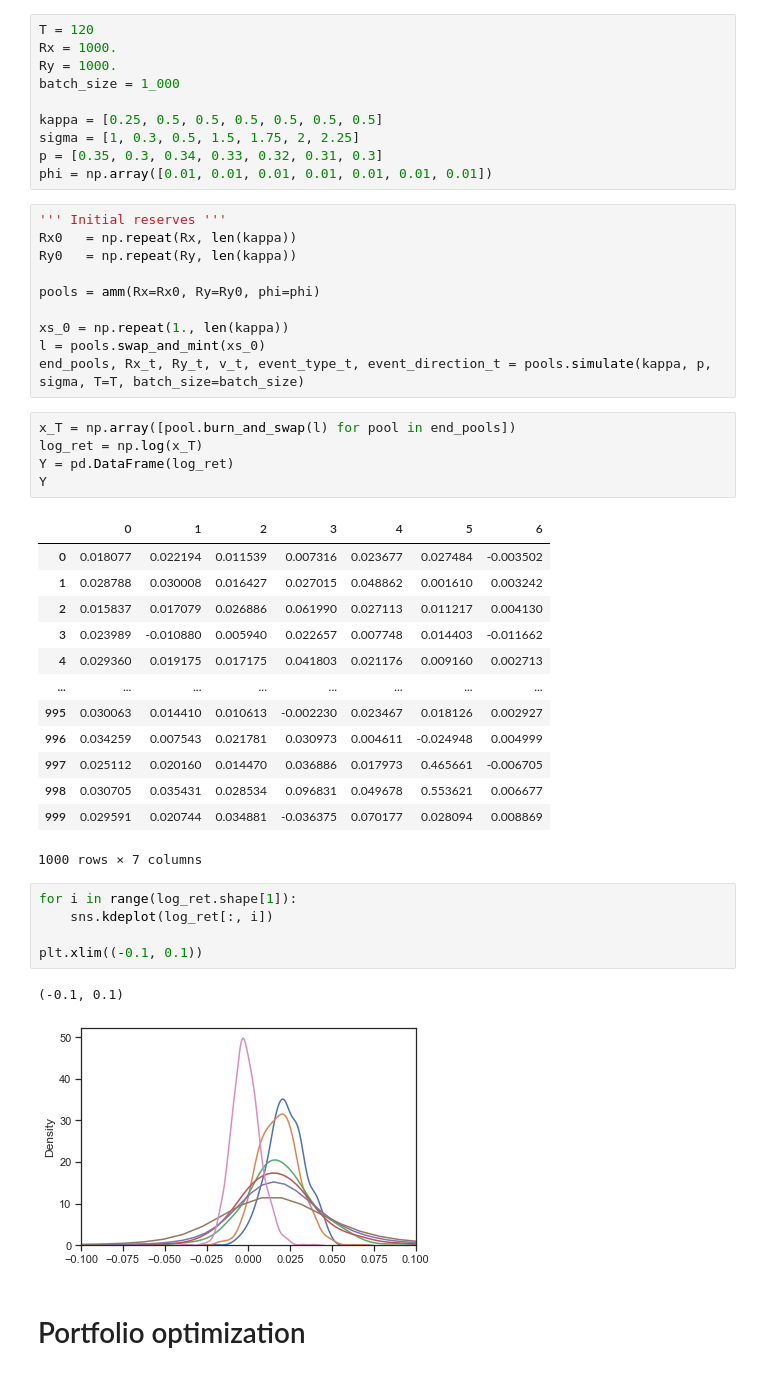
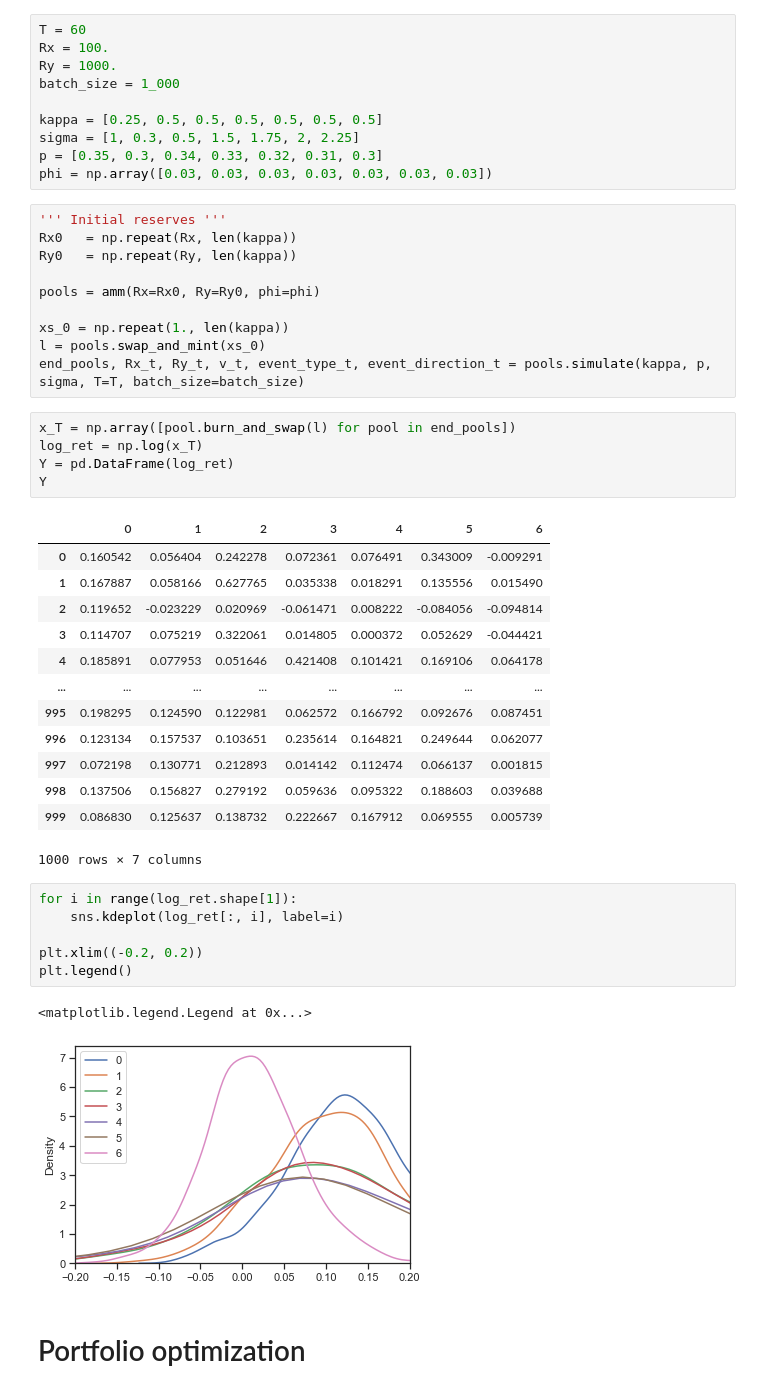
Before and after one commit to starovoitovs/defi, a Jupyter notebook: generator_cvar.ipynb, the cells around one changed output. Saved outputs shown, nothing was run; the diff lists cells and outputs as text.

```diff
--- a/generator_cvar.ipynb
+++ b/generator_cvar.ipynb
@@ -13,15 +13,15 @@ import statsmodels.api as sm
 import matplotlib.ticker as mtick
 import pickle
 # %%
-T = 120
-Rx = 1000.
+T = 60
+Rx = 100.
 Ry = 1000.
 batch_size = 1_000
 
 kappa = [0.25, 0.5, 0.5, 0.5, 0.5, 0.5, 0.5]
 sigma = [1, 0.3, 0.5, 1.5, 1.75, 2, 2.25]
 p = [0.35, 0.3, 0.34, 0.33, 0.32, 0.31, 0.3]
-phi = np.array([0.01, 0.01, 0.01, 0.01, 0.01, 0.01, 0.01])
+phi = np.array([0.03, 0.03, 0.03, 0.03, 0.03, 0.03, 0.03])
 # %%
 ''' Initial reserves '''
 Rx0   = np.repeat(Rx, len(kappa))
@@ -39,26 +39,27 @@ Y = pd.DataFrame(log_ret)
 Y
 # %% [output]
 |  | 0 | 1 | 2 | 3 | 4 | 5 | 6 |
-| 0 | 0.018077 | 0.022194 | 0.011539 | 0.007316 | 0.023677 | 0.027484 | -0.003502 |
-| 1 | 0.028788 | 0.030008 | 0.016427 | 0.027015 | 0.048862 | 0.001610 | 0.003242 |
-| 2 | 0.015837 | 0.017079 | 0.026886 | 0.061990 | 0.027113 | 0.011217 | 0.004130 |
-| 3 | 0.023989 | -0.010880 | 0.005940 | 0.022657 | 0.007748 | 0.014403 | -0.011662 |
-| 4 | 0.029360 | 0.019175 | 0.017175 | 0.041803 | 0.021176 | 0.009160 | 0.002713 |
+| 0 | 0.160542 | 0.056404 | 0.242278 | 0.072361 | 0.076491 | 0.343009 | -0.009291 |
+| 1 | 0.167887 | 0.058166 | 0.627765 | 0.035338 | 0.018291 | 0.135556 | 0.015490 |
+| 2 | 0.119652 | -0.023229 | 0.020969 | -0.061471 | 0.008222 | -0.084056 | -0.094814 |
+| 3 | 0.114707 | 0.075219 | 0.322061 | 0.014805 | 0.000372 | 0.052629 | -0.044421 |
+| 4 | 0.185891 | 0.077953 | 0.051646 | 0.421408 | 0.101421 | 0.169106 | 0.064178 |
 | ... | ... | ... | ... | ... | ... | ... | ... |
-| 995 | 0.030063 | 0.014410 | 0.010613 | -0.002230 | 0.023467 | 0.018126 | 0.002927 |
-| 996 | 0.034259 | 0.007543 | 0.021781 | 0.030973 | 0.004611 | -0.024948 | 0.004999 |
-| 997 | 0.025112 | 0.020160 | 0.014470 | 0.036886 | 0.017973 | 0.465661 | -0.006705 |
-| 998 | 0.030705 | 0.035431 | 0.028534 | 0.096831 | 0.049678 | 0.553621 | 0.006677 |
-| 999 | 0.029591 | 0.020744 | 0.034881 | -0.036375 | 0.070177 | 0.028094 | 0.008869 |
+| 995 | 0.198295 | 0.124590 | 0.122981 | 0.062572 | 0.166792 | 0.092676 | 0.087451 |
+| 996 | 0.123134 | 0.157537 | 0.103651 | 0.235614 | 0.164821 | 0.249644 | 0.062077 |
+| 997 | 0.072198 | 0.130771 | 0.212893 | 0.014142 | 0.112474 | 0.066137 | 0.001815 |
+| 998 | 0.137506 | 0.156827 | 0.279192 | 0.059636 | 0.095322 | 0.188603 | 0.039688 |
+| 999 | 0.086830 | 0.125637 | 0.138732 | 0.222667 | 0.167912 | 0.069555 | 0.005739 |
 1000 rows × 7 columns
 # %%
 for i in range(log_ret.shape[1]):
-    sns.kdeplot(log_ret[:, i])
+    sns.kdeplot(log_ret[:, i], label=i)
 
-plt.xlim((-0.1, 0.1))
+plt.xlim((-0.2, 0.2))
+plt.legend()
 # %% [output]
-(-0.1, 0.1)
+<matplotlib.legend.Legend at 0x...>
-[figure, old version]
+[figure, new version]
 # %% [markdown]
 # Portfolio optimization
 # %%
```
Also changed, not shown: parts of 2 cells of this notebook.
